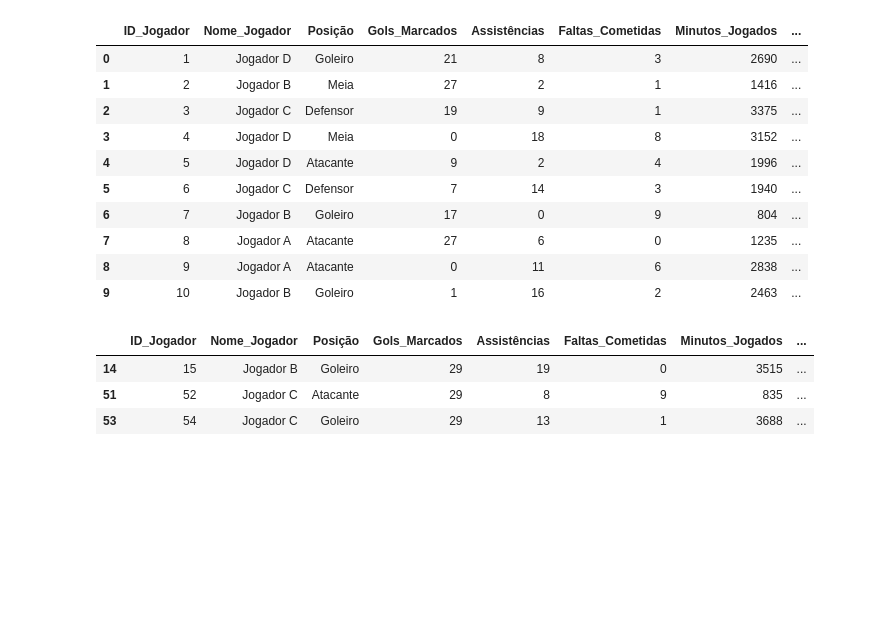
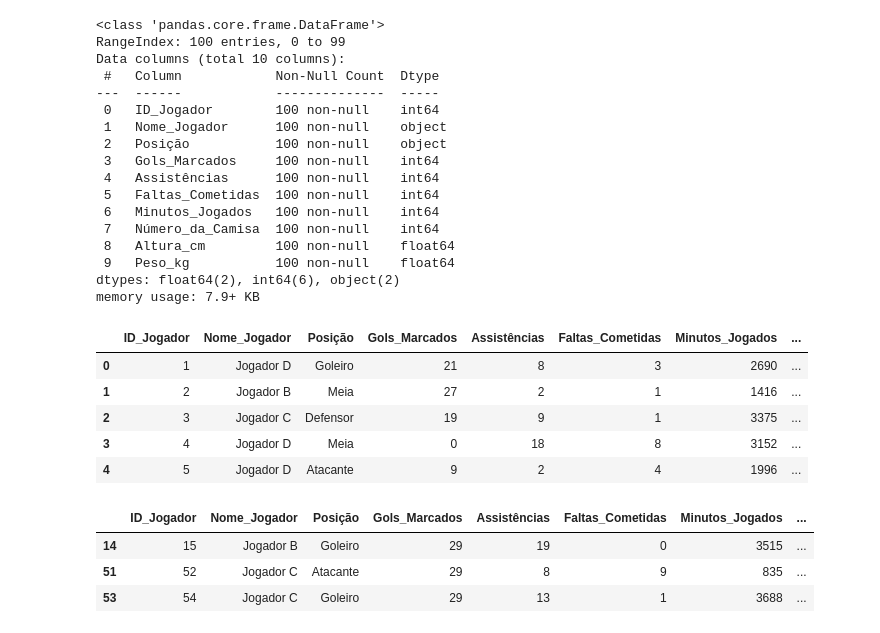
Before and after one commit to diegoc85/DataScience, a Jupyter notebook: Untitled-1.ipynb, the cells around one changed output. Cells and saved outputs as stored; diff of their text form; code cells hidden in the pictures; blank space fills up the shorter version.

```diff
--- a/Untitled-1.ipynb
+++ b/Untitled-1.ipynb
@@ -2,22 +2,35 @@
 import pandas as pd
 import matplotlib.pyplot as plt
 # %%
-df = pd.read_csv("/Users/diegoc85/Downloads/Data/DataScience/dataset_futebol.csv")
+df = pd.read_csv(r"C:\Users\diego\Downloads\DataS\DataScience\dataset_futebol.csv")
 df.info()
+# %% [output]
+<class 'pandas.core.frame.DataFrame'>
+RangeIndex: 100 entries, 0 to 99
+Data columns (total 10 columns):
+ #   Column            Non-Null Count  Dtype
+---  ------            --------------  -----
+ 0   ID_Jogador        100 non-null    int64
+ 1   Nome_Jogador      100 non-null    object
+ 2   Posição           100 non-null    object
+ 3   Gols_Marcados     100 non-null    int64
+ 4   Assistências      100 non-null    int64
+ 5   Faltas_Cometidas  100 non-null    int64
+ 6   Minutos_Jogados   100 non-null    int64
+ 7   Número_da_Camisa  100 non-null    int64
+ 8   Altura_cm         100 non-null    float64
+ 9   Peso_kg           100 non-null    float64
+dtypes: float64(2), int64(6), object(2)
+memory usage: 7.9+ KB
 # %%
-df.head(10)
+df.head()
 # %% [output]
 |  | ID_Jogador | Nome_Jogador | Posição | Gols_Marcados | Assistências | Faltas_Cometidas | Minutos_Jogados | ... |
 | 0 | 1 | Jogador D | Goleiro | 21 | 8 | 3 | 2690 | ... |
 | 1 | 2 | Jogador B | Meia | 27 | 2 | 1 | 1416 | ... |
 | 2 | 3 | Jogador C | Defensor | 19 | 9 | 1 | 3375 | ... |
 | 3 | 4 | Jogador D | Meia | 0 | 18 | 8 | 3152 | ... |
 | 4 | 5 | Jogador D | Atacante | 9 | 2 | 4 | 1996 | ... |
-| 5 | 6 | Jogador C | Defensor | 7 | 14 | 3 | 1940 | ... |
-| 6 | 7 | Jogador B | Goleiro | 17 | 0 | 9 | 804 | ... |
-| 7 | 8 | Jogador A | Atacante | 27 | 6 | 0 | 1235 | ... |
-| 8 | 9 | Jogador A | Atacante | 0 | 11 | 6 | 2838 | ... |
-| 9 | 10 | Jogador B | Goleiro | 1 | 16 | 2 | 2463 | ... |
 # %%
 valor_maximo = df['Gols_Marcados'].max()
 # %%
```
